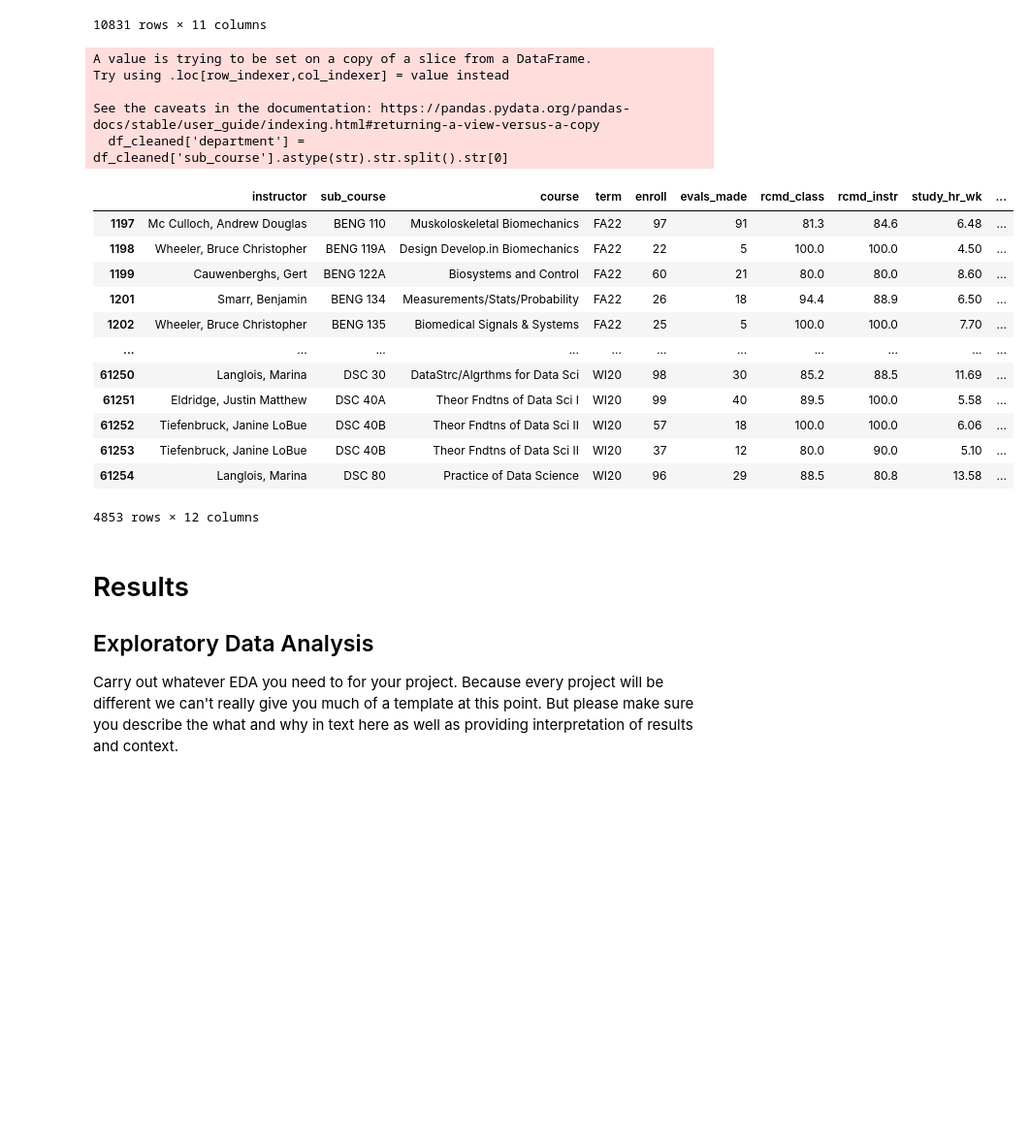
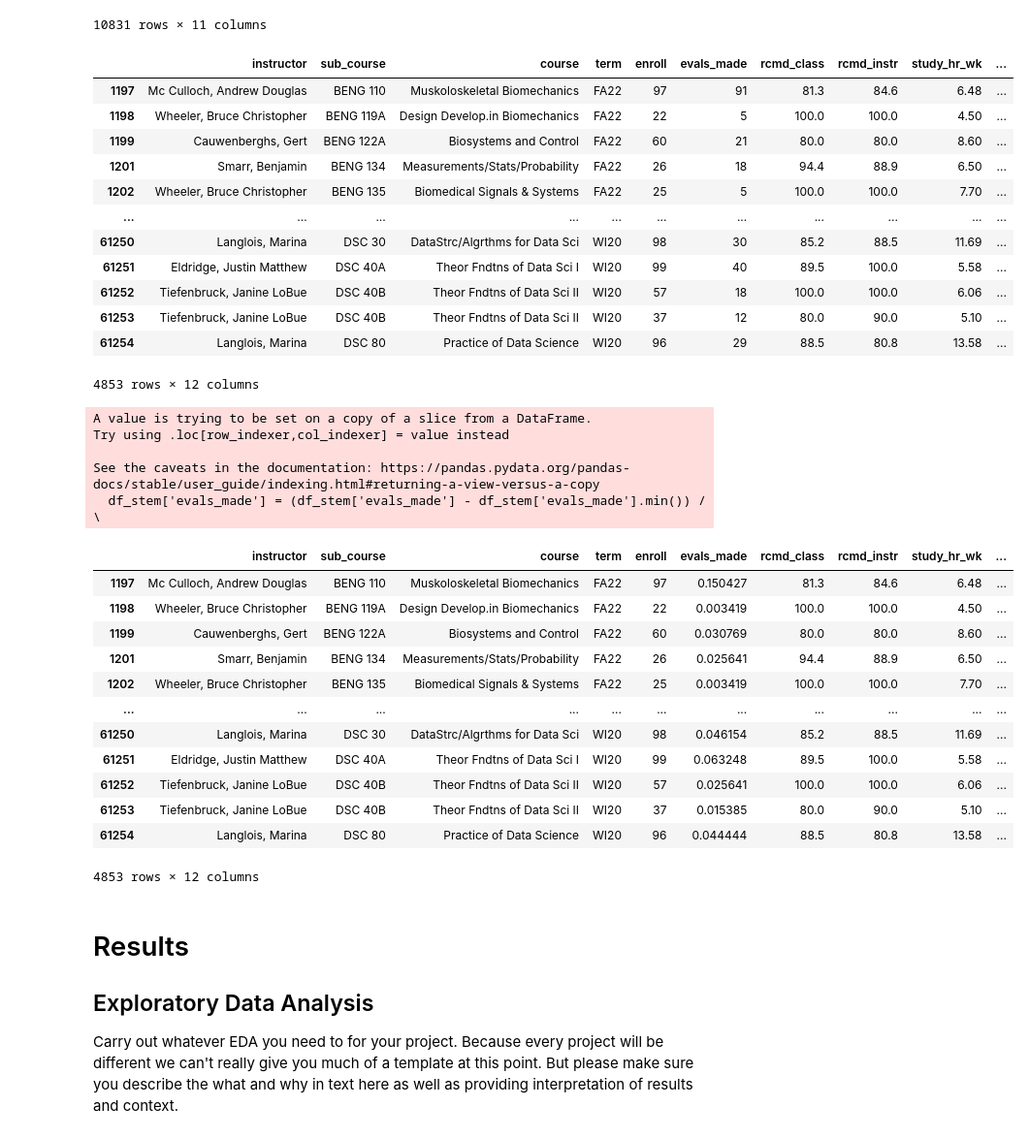
Before and after one commit to EllaW9/ucsd-stem-course-sentiment-study, a Jupyter notebook: EDACheckpoint_Group047_WI25.ipynb, the cells around one changed output. Shown at 97% size. Drawn from its saved outputs; the diff is of its cells as text; code cells hidden in the pictures; blank space fills up the shorter version.

```diff
--- a/EDACheckpoint_Group047_WI25.ipynb
+++ b/EDACheckpoint_Group047_WI25.ipynb
@@ -118,7 +99,10 @@ df = pd.read_csv(file_path, sep="\t")
 # Our research question only focus between 2020 - 2022 academic years
 time_frame = ['20', '21', '22']
 df = df[df['term'].str[-2:].isin(time_frame)]
-df_cleaned = df[df['avg_grade_rec'] != -1]
+
+# Data Cleaning
+df = df[df['avg_grade_rec'] != -1]
+df_cleaned = df.dropna()
 
 # Display the cleaned dataframe
 df_cleaned
@@ -142,26 +126,21 @@ STEM = ['MATH', 'CHEM', 'BI', 'COGS', 'CSE', 'ECON', 'ECE', 'MAE', 'PHYS', 'DSC'
 
 # Filter for courses only in STEM field
 df_cleaned['department'] = df_cleaned['sub_course'].astype(str).str.split().str[0]
-cleaned_df_stem = df_cleaned[df_cleaned['department'].isin(STEM) | df_cleaned['department'].str.startswith('BI')]
+df_stem = df_cleaned[df_cleaned['department'].isin(STEM) | df_cleaned['department'].str.startswith('BI')]
 
 # Display the final dataframe
-cleaned_df_stem
+df_stem
 # %% [output]
+|  | instructor | sub_course | course | term | enroll | evals_made | rcmd_class | rcmd_instr | study_hr_wk | ... |
+| 1197 | Mc Culloch, Andrew Douglas | BENG 110 | Muskoloskeletal Biomechanics | FA22 | 97 | 91 | 81.3 | 84.6 | 6.48 | ... |
+| 1198 | Wheeler, Bruce Christopher | BENG 119A | Design Develop.in Biomechanics | FA22 | 22 | 5 | 100.0 | 100.0 | 4.50 | ... |
+| 1199 | Cauwenberghs, Gert | BENG 122A | Biosystems and Control | FA22 | 60 | 21 | 80.0 | 80.0 | 8.60 | ... |
+| 1201 | Smarr, Benjamin | BENG 134 | Measurements/Stats/Probability | FA22 | 26 | 18 | 94.4 | 88.9 | 6.50 | ... |
+| 1202 | Wheeler, Bruce Christopher | BENG 135 | Biomedical Signals & Systems | FA22 | 25 | 5 | 100.0 | 100.0 | 7.70 | ... |
+| ... | ... | ... | ... | ... | ... | ... | ... | ... | ... | ... |
+| 61250 | Langlois, Marina | DSC 30 | DataStrc/Algrthms for Data Sci | WI20 | 98 | 30 | 85.2 | 88.5 | 11.69 | ... |
+| 61251 | Eldridge, Justin Matthew | DSC 40A | Theor Fndtns of Data Sci I | WI20 | 99 | 40 | 89.5 | 100.0 | 5.58 | ... |
+| 61252 | Tiefenbruck, Janine LoBue | DSC 40B | Theor Fndtns of Data Sci II | WI20 | 57 | 18 | 100.0 | 100.0 | 6.06 | ... |
+| 61253 | Tiefenbruck, Janine LoBue | DSC 40B | Theor Fndtns of Data Sci II | WI20 | 37 | 12 | 80.0 | 90.0 | 5.10 | ... |
+| 61254 | Langlois, Marina | DSC 80 | Practice of Data Science | WI20 | 96 | 29 | 88.5 | 80.8 | 13.58 | ... |
-A value is trying to be set on a copy of a slice from a DataFrame.
-Try using .loc[row_indexer,col_indexer] = value instead
-
-See the caveats in the documentation: https://pandas.pydata.org/pandas-docs/stable/user_guide/indexing.html#returning-a-view-versus-a-copy
-  df_cleaned['department'] = df_cleaned['sub_course'].astype(str).str.split().str[0]
+4853 rows × 12 columns
-|  | instructor | sub_course | course | term | enroll | evals_made | rcmd_class | rcmd_instr | study_hr_wk | ... |
-| 1197 | Mc Culloch, Andrew Douglas | BENG 110 | Muskoloskeletal Biomechanics | FA22 | 97 | 91 | 81.3 | 84.6 | 6.48 | ... |
-| 1198 | Wheeler, Bruce Christopher | BENG 119A | Design Develop.in Biomechanics | FA22 | 22 | 5 | 100.0 | 100.0 | 4.50 | ... |
-| 1199 | Cauwenberghs, Gert | BENG 122A | Biosystems and Control | FA22 | 60 | 21 | 80.0 | 80.0 | 8.60 | ... |
-| 1201 | Smarr, Benjamin | BENG 134 | Measurements/Stats/Probability | FA22 | 26 | 18 | 94.4 | 88.9 | 6.50 | ... |
-| 1202 | Wheeler, Bruce Christopher | BENG 135 | Biomedical Signals & Systems | FA22 | 25 | 5 | 100.0 | 100.0 | 7.70 | ... |
-| ... | ... | ... | ... | ... | ... | ... | ... | ... | ... | ... |
-| 61250 | Langlois, Marina | DSC 30 | DataStrc/Algrthms for Data Sci | WI20 | 98 | 30 | 85.2 | 88.5 | 11.69 | ... |
-| 61251 | Eldridge, Justin Matthew | DSC 40A | Theor Fndtns of Data Sci I | WI20 | 99 | 40 | 89.5 | 100.0 | 5.58 | ... |
-| 61252 | Tiefenbruck, Janine LoBue | DSC 40B | Theor Fndtns of Data Sci II | WI20 | 57 | 18 | 100.0 | 100.0 | 6.06 | ... |
-| 61253 | Tiefenbruck, Janine LoBue | DSC 40B | Theor Fndtns of Data Sci II | WI20 | 37 | 12 | 80.0 | 90.0 | 5.10 | ... |
-| 61254 | Langlois, Marina | DSC 80 | Practice of Data Science | WI20 | 96 | 29 | 88.5 | 80.8 | 13.58 | ... |
-4853 rows × 12 columns
@@ -170,3 +147,29 @@ See the caveats in the documentation: https://pandas.pydata.org/pandas-docs/stab
+# %%
+# Use min-max normalization to normalize evals_made
+df_stem['evals_made'] = (df_stem['evals_made'] - df_stem['evals_made'].min()) / \
+                                 (df_stem['evals_made'].max() - df_stem['evals_made'].min())
+
+# Display our final cleaned dataframe
+df_stem
+# %% [output]
+A value is trying to be set on a copy of a slice from a DataFrame.
+Try using .loc[row_indexer,col_indexer] = value instead
+
+See the caveats in the documentation: https://pandas.pydata.org/pandas-docs/stable/user_guide/indexing.html#returning-a-view-versus-a-copy
+  df_stem['evals_made'] = (df_stem['evals_made'] - df_stem['evals_made'].min()) / \
+|  | instructor | sub_course | course | term | enroll | evals_made | rcmd_class | rcmd_instr | study_hr_wk | ... |
+| 1197 | Mc Culloch, Andrew Douglas | BENG 110 | Muskoloskeletal Biomechanics | FA22 | 97 | 0.150427 | 81.3 | 84.6 | 6.48 | ... |
+| 1198 | Wheeler, Bruce Christopher | BENG 119A | Design Develop.in Biomechanics | FA22 | 22 | 0.003419 | 100.0 | 100.0 | 4.50 | ... |
+| 1199 | Cauwenberghs, Gert | BENG 122A | Biosystems and Control | FA22 | 60 | 0.030769 | 80.0 | 80.0 | 8.60 | ... |
+| 1201 | Smarr, Benjamin | BENG 134 | Measurements/Stats/Probability | FA22 | 26 | 0.025641 | 94.4 | 88.9 | 6.50 | ... |
+| 1202 | Wheeler, Bruce Christopher | BENG 135 | Biomedical Signals & Systems | FA22 | 25 | 0.003419 | 100.0 | 100.0 | 7.70 | ... |
+| ... | ... | ... | ... | ... | ... | ... | ... | ... | ... | ... |
+| 61250 | Langlois, Marina | DSC 30 | DataStrc/Algrthms for Data Sci | WI20 | 98 | 0.046154 | 85.2 | 88.5 | 11.69 | ... |
+| 61251 | Eldridge, Justin Matthew | DSC 40A | Theor Fndtns of Data Sci I | WI20 | 99 | 0.063248 | 89.5 | 100.0 | 5.58 | ... |
+| 61252 | Tiefenbruck, Janine LoBue | DSC 40B | Theor Fndtns of Data Sci II | WI20 | 57 | 0.025641 | 100.0 | 100.0 | 6.06 | ... |
+| 61253 | Tiefenbruck, Janine LoBue | DSC 40B | Theor Fndtns of Data Sci II | WI20 | 37 | 0.015385 | 80.0 | 90.0 | 5.10 | ... |
+| 61254 | Langlois, Marina | DSC 80 | Practice of Data Science | WI20 | 96 | 0.044444 | 88.5 | 80.8 | 13.58 | ... |
+4853 rows × 12 columns
 # %% [markdown]
 # Results
 
```
Also changed, not shown: parts of 2 cells of this notebook.
